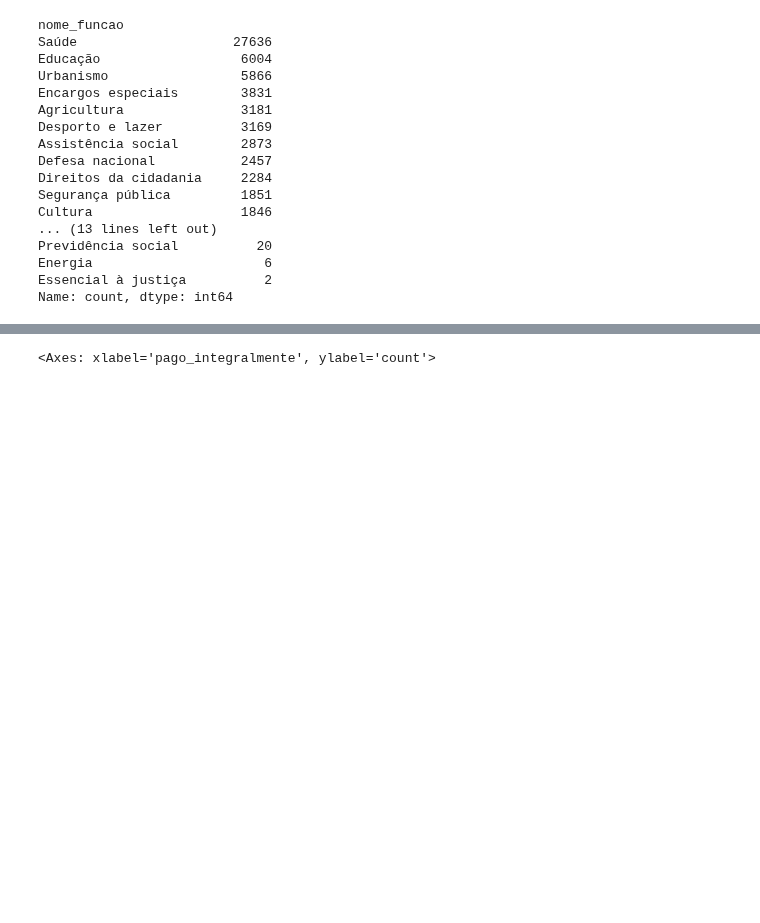
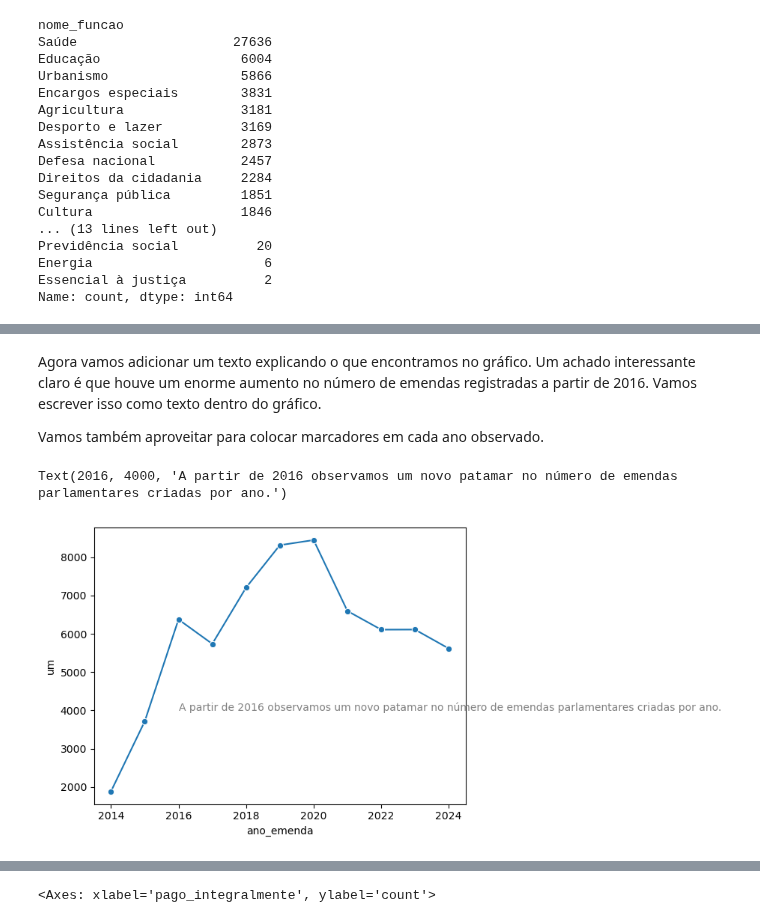
Before and after one commit to lthevenard/curso_prog, a Jupyter notebook: aulas/aula9/apostila_cap_8.ipynb, the cells around one changed output, grey strips where cells are left out. Cells and saved outputs as stored; diff of their text form; code cells hidden in the pictures; blank space fills up the shorter version.

```diff
--- a/aulas/aula9/apostila_cap_8.ipynb
+++ b/aulas/aula9/apostila_cap_8.ipynb
@@ -75,0 +102,23 @@ Vamos criar um gráfico para entender a coluna `pago_integralmente`:
+# %% [markdown]
+Agora vamos adicionar um texto explicando o que encontramos no gráfico. Um achado interessante claro é que houve um enorme aumento no número de emendas registradas a partir de 2016. Vamos escrever isso como texto dentro do gráfico.
+
+Vamos também aproveitar para colocar marcadores em cada ano observado.
+# %%
+sns.lineplot(
+    x="ano_emenda",
+    y="um",
+    data=df,
+    marker="o",
+    estimator="sum",
+    errorbar=None,
+)
+
+plt.text(
+    x=2016,
+    y=4000,
+    s="A partir de 2016 observamos um novo patamar no número de emendas parlamentares criadas por ano.",
+    color="gray",
+)
+# %% [output]
+Text(2016, 4000, 'A partir de 2016 observamos um novo patamar no número de emendas parlamentares criadas por ano.')
+[figure, added]
```
Also changed, not shown: parts of 23 cells of this notebook.
